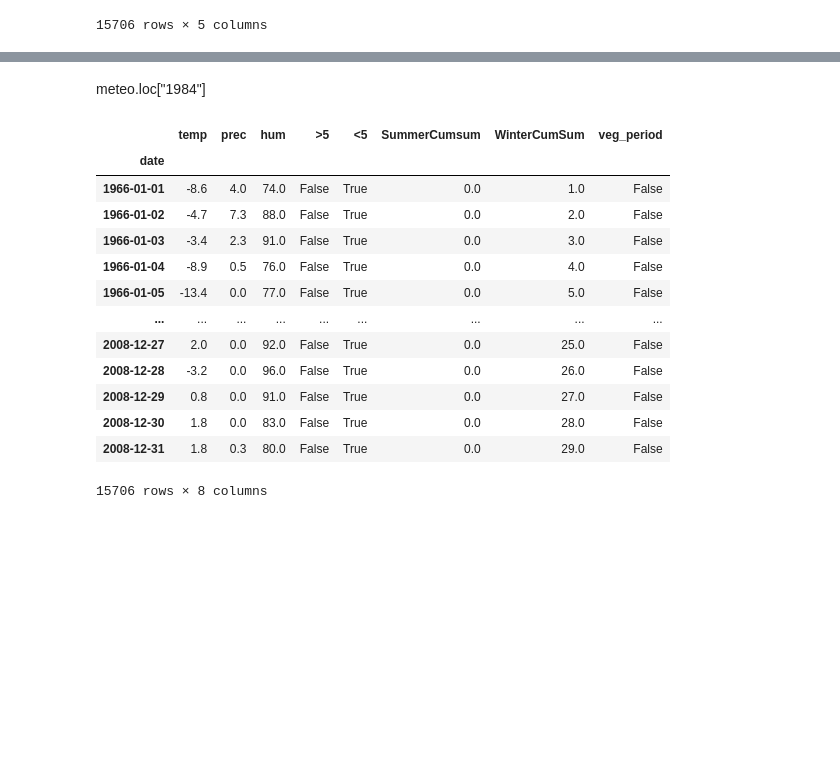
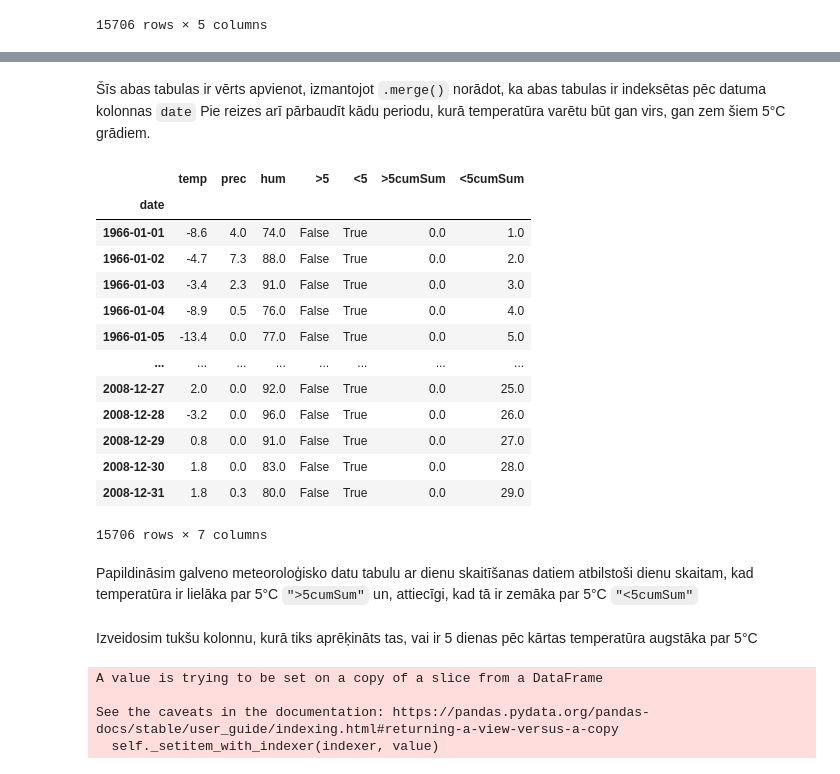
Before and after one commit to didzislauva/jupyter_tutorial, a Jupyter notebook: Laikrinda 3.ipynb, the cells around one changed output, grey strips where cells are left out. Saved outputs shown, nothing was run; the diff lists cells and outputs as text; code cells hidden in the pictures; blank space fills up the shorter version.

```diff
--- a/Laikrinda 3.ipynb
+++ b/Laikrinda 3.ipynb
@@ -105,27 +172,38 @@ df_z
+# %% [markdown]
+Šīs abas tabulas ir vērts apvienot, izmantojot `.merge()` norādot, ka abas tabulas ir indeksētas pēc datuma kolonnas `date`
+Pie reizes arī pārbaudīt kādu periodu, kurā temperatūra varētu būt gan virs, gan zem šiem 5°C grādiem.
 # %%
-meteo["SummerCumsum"]=df_v
-meteo["WinterCumSum"]=df_z
+meteo[">5cumSum"]=df_v
+meteo["<5cumSum"]=df_z
+meteo
+# %% [output]
+|  | temp | prec | hum | >5 | <5 | >5cumSum | <5cumSum |
+| date |  |  |  |  |  |  |  |
+| 1966-01-01 | -8.6 | 4.0 | 74.0 | False | True | 0.0 | 1.0 |
+| 1966-01-02 | -4.7 | 7.3 | 88.0 | False | True | 0.0 | 2.0 |
+| 1966-01-03 | -3.4 | 2.3 | 91.0 | False | True | 0.0 | 3.0 |
+| 1966-01-04 | -8.9 | 0.5 | 76.0 | False | True | 0.0 | 4.0 |
+| 1966-01-05 | -13.4 | 0.0 | 77.0 | False | True | 0.0 | 5.0 |
+| ... | ... | ... | ... | ... | ... | ... | ... |
+| 2008-12-27 | 2.0 | 0.0 | 92.0 | False | True | 0.0 | 25.0 |
+| 2008-12-28 | -3.2 | 0.0 | 96.0 | False | True | 0.0 | 26.0 |
+| 2008-12-29 | 0.8 | 0.0 | 91.0 | False | True | 0.0 | 27.0 |
+| 2008-12-30 | 1.8 | 0.0 | 83.0 | False | True | 0.0 | 28.0 |
+| 2008-12-31 | 1.8 | 0.3 | 80.0 | False | True | 0.0 | 29.0 |
+15706 rows × 7 columns
-# %% [markdown]
-meteo.loc["1984"]
+# %% [markdown]
+Papildināsim galveno meteoroloģisko datu tabulu ar dienu skaitīšanas datiem atbilstoši dienu skaitam, kad temperatūra ir lielāka par 5°C `">5cumSum"` un, attiecīgi, kad tā ir zemāka par  5°C `"<5cumSum"`
 # %%
 meteo['veg_period']=False
+# %% [markdown]
+Izveidosim tukšu kolonnu, kurā tiks aprēķināts tas, vai ir 5 dienas pēc kārtas temperatūra augstāka par 5°C
 # %%
 if(meteo['>5'].iloc[0]==False):
     meteo['veg_period'].iloc[0]=False
 else:
     meteo['veg_period'].iloc[0]=True
 # %% [output]
-|  | temp | prec | hum | >5 | <5 | SummerCumsum | WinterCumSum | veg_period |
-| date |  |  |  |  |  |  |  |  |
-| 1966-01-01 | -8.6 | 4.0 | 74.0 | False | True | 0.0 | 1.0 | False |
-| 1966-01-02 | -4.7 | 7.3 | 88.0 | False | True | 0.0 | 2.0 | False |
-| 1966-01-03 | -3.4 | 2.3 | 91.0 | False | True | 0.0 | 3.0 | False |
-| 1966-01-04 | -8.9 | 0.5 | 76.0 | False | True | 0.0 | 4.0 | False |
-| 1966-01-05 | -13.4 | 0.0 | 77.0 | False | True | 0.0 | 5.0 | False |
-| ... | ... | ... | ... | ... | ... | ... | ... | ... |
-| 2008-12-27 | 2.0 | 0.0 | 92.0 | False | True | 0.0 | 25.0 | False |
-| 2008-12-28 | -3.2 | 0.0 | 96.0 | False | True | 0.0 | 26.0 | False |
-| 2008-12-29 | 0.8 | 0.0 | 91.0 | False | True | 0.0 | 27.0 | False |
-| 2008-12-30 | 1.8 | 0.0 | 83.0 | False | True | 0.0 | 28.0 | False |
-| 2008-12-31 | 1.8 | 0.3 | 80.0 | False | True | 0.0 | 29.0 | False |
-15706 rows × 8 columns
+A value is trying to be set on a copy of a slice from a DataFrame
+
+See the caveats in the documentation: https://pandas.pydata.org/pandas-docs/stable/user_guide/indexing.html#returning-a-view-versus-a-copy
+  self._setitem_with_indexer(indexer, value)
```
Also changed, not shown: parts of 23 cells of this notebook.
